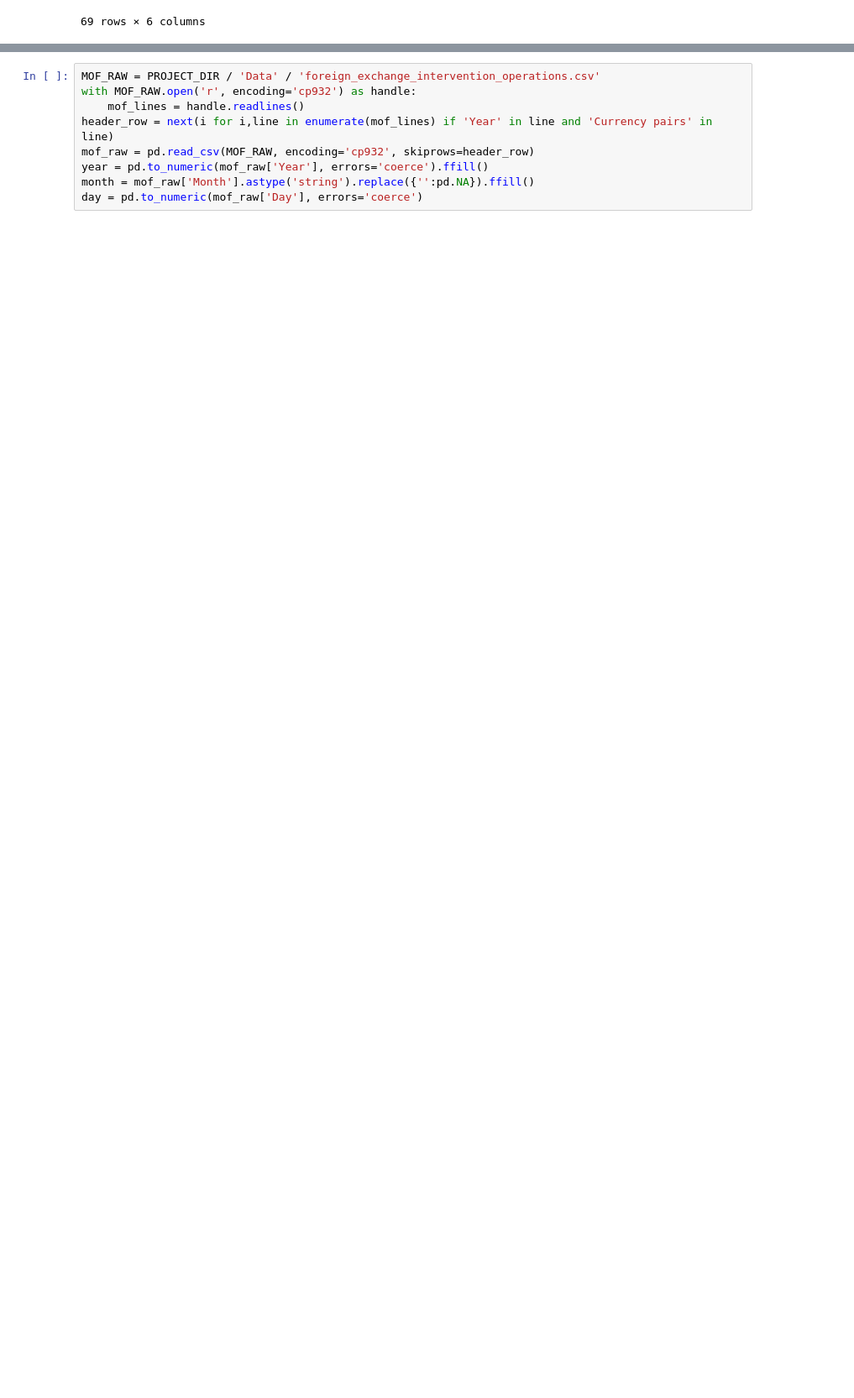
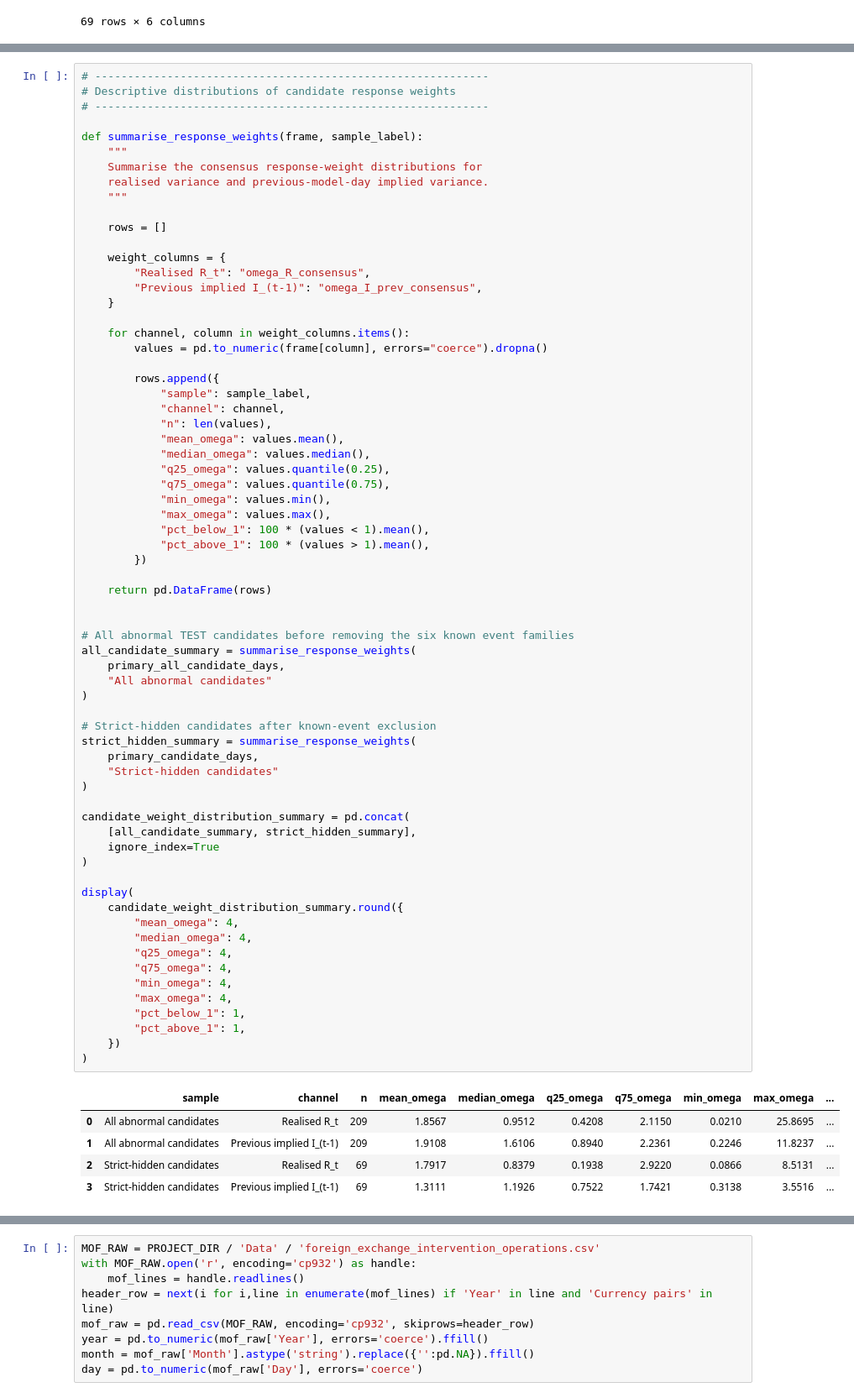
Before and after one commit to JivN24/HSBC-AN-RN, a Jupyter notebook: CODEWORK/Linus' Task Re-Do/21_empirical_hidden_event_discovery_and_signal_synthesis.ipynb, the cells around one changed output, grey strips where cells are left out. Shown at 84% size. Cells and saved outputs as stored; diff of their text form; blank space fills up the shorter version.

```diff
--- a/CODEWORK/Linus' Task Re-Do/21_empirical_hidden_event_discovery_and_signal_synthesis.ipynb
+++ b/CODEWORK/Linus' Task Re-Do/21_empirical_hidden_event_discovery_and_signal_synthesis.ipynb
@@ -304,0 +316,73 @@ display(primary_candidate_days[['model_day','primary_state','omega_R_consensus',
+# %%
+# ------------------------------------------------------------
+# Descriptive distributions of candidate response weights
+# ------------------------------------------------------------
+
+def summarise_response_weights(frame, sample_label):
+    """
+    Summarise the consensus response-weight distributions for
+    realised variance and previous-model-day implied variance.
+    """
+
+    rows = []
+
+    weight_columns = {
+        "Realised R_t": "omega_R_consensus",
+        "Previous implied I_(t-1)": "omega_I_prev_consensus",
+    }
+
+    for channel, column in weight_columns.items():
+        values = pd.to_numeric(frame[column], errors="coerce").dropna()
+
+        rows.append({
+            "sample": sample_label,
+            "channel": channel,
+            "n": len(values),
+            "mean_omega": values.mean(),
+            "median_omega": values.median(),
+            "q25_omega": values.quantile(0.25),
+            "q75_omega": values.quantile(0.75),
+            "min_omega": values.min(),
+            "max_omega": values.max(),
+            "pct_below_1": 100 * (values < 1).mean(),
+            "pct_above_1": 100 * (values > 1).mean(),
+        })
+
+    return pd.DataFrame(rows)
+
+
+# All abnormal TEST candidates before removing the six known event families
+all_candidate_summary = summarise_response_weights(
+    primary_all_candidate_days,
+    "All abnormal candidates"
+)
+
+# Strict-hidden candidates after known-event exclusion
+strict_hidden_summary = summarise_response_weights(
+    primary_candidate_days,
+    "Strict-hidden candidates"
+)
+
+candidate_weight_distribution_summary = pd.concat(
+    [all_candidate_summary, strict_hidden_summary],
+    ignore_index=True
+)
+
+display(
+    candidate_weight_distribution_summary.round({
+        "mean_omega": 4,
+        "median_omega": 4,
+        "q25_omega": 4,
+        "q75_omega": 4,
+        "min_omega": 4,
+        "max_omega": 4,
+        "pct_below_1": 1,
+        "pct_above_1": 1,
+    })
+)
+# %% [output]
+|  | sample | channel | n | mean_omega | median_omega | q25_omega | q75_omega | min_omega | max_omega | ... |
+| 0 | All abnormal candidates | Realised R_t | 209 | 1.8567 | 0.9512 | 0.4208 | 2.1150 | 0.0210 | 25.8695 | ... |
+| 1 | All abnormal candidates | Previous implied I_(t-1) | 209 | 1.9108 | 1.6106 | 0.8940 | 2.2361 | 0.2246 | 11.8237 | ... |
+| 2 | Strict-hidden candidates | Realised R_t | 69 | 1.7917 | 0.8379 | 0.1938 | 2.9220 | 0.0866 | 8.5131 | ... |
+| 3 | Strict-hidden candidates | Previous implied I_(t-1) | 69 | 1.3111 | 1.1926 | 0.7522 | 1.7421 | 0.3138 | 3.5516 | ... |
```
Also changed, not shown: parts of 14 cells of this notebook, 1 other file.
